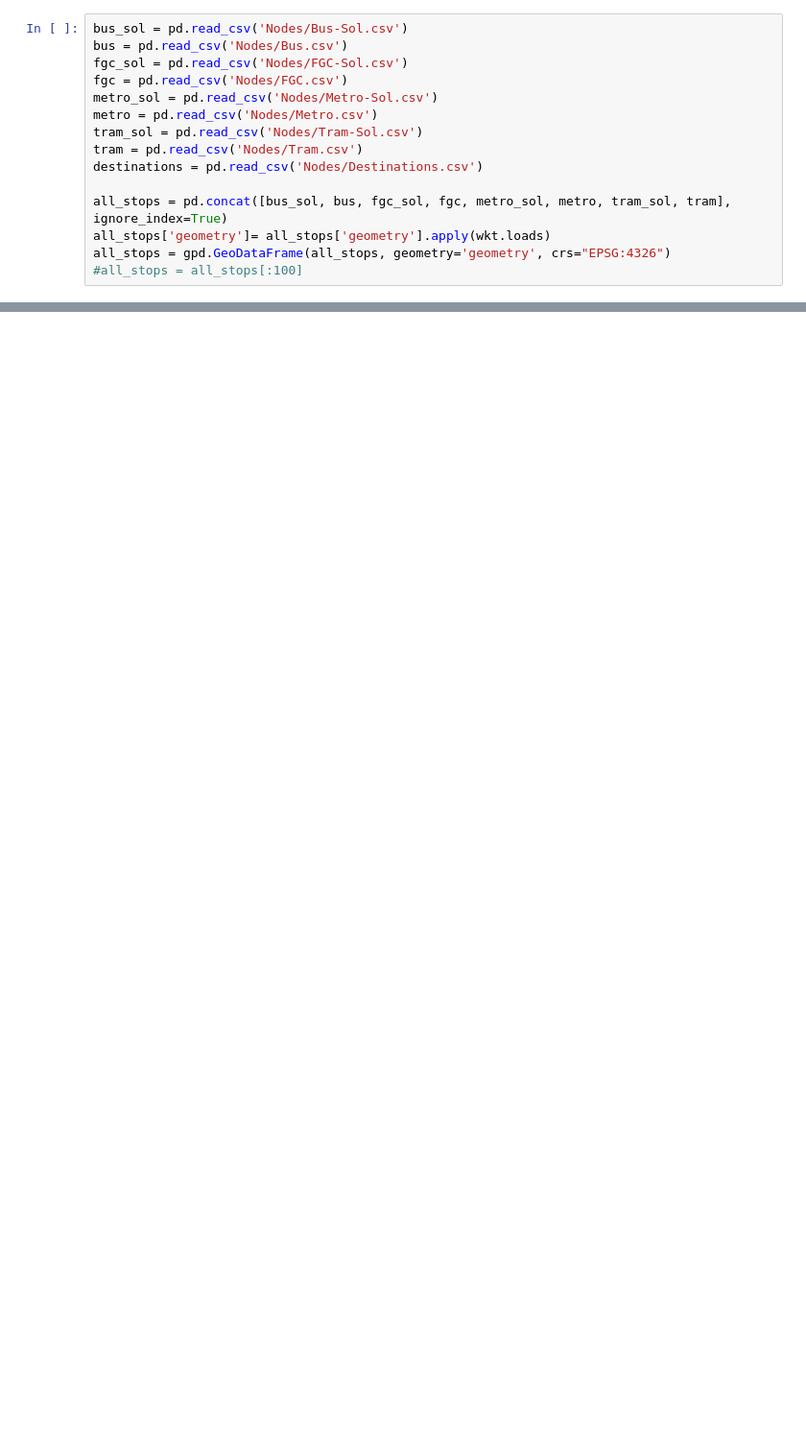
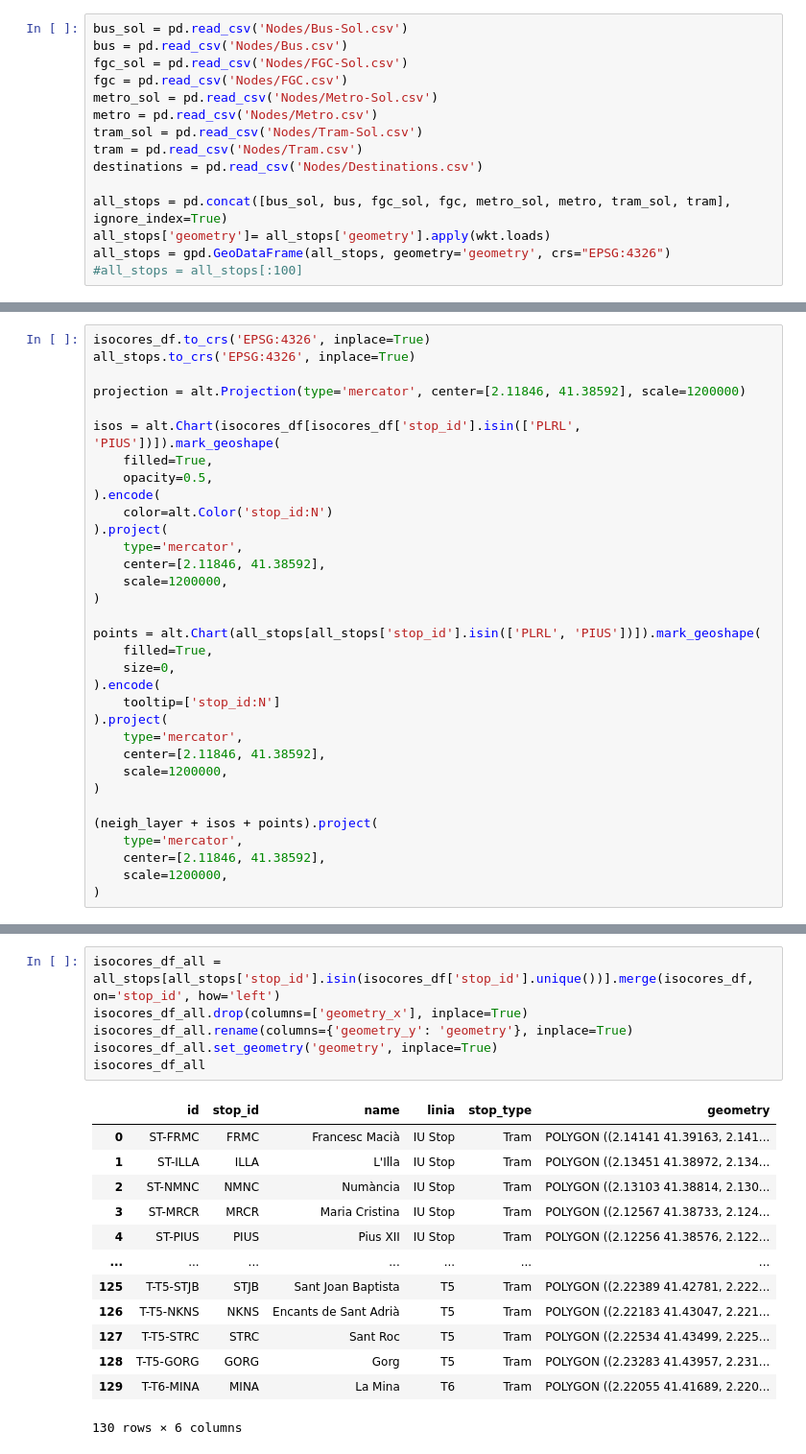
Before and after one commit to bmantepe/stop-location, a Jupyter notebook: 12-Edges-Exchange-Isochrones.ipynb, the cells around one changed output, grey strips where cells are left out. Shown at 96% size. Drawn from its saved outputs; the diff is of its cells as text; blank space fills up the shorter version.

```diff
--- a/12-Edges-Exchange-Isochrones.ipynb
+++ b/12-Edges-Exchange-Isochrones.ipynb
@@ -366,0 +169,33 @@ different_stops['origin_stop_id'].unique()
+# %%
+isocores_df.to_crs('EPSG:4326', inplace=True)
+all_stops.to_crs('EPSG:4326', inplace=True)
+
+projection = alt.Projection(type='mercator', center=[2.11846, 41.38592], scale=1200000)
+
+isos = alt.Chart(isocores_df[isocores_df['stop_id'].isin(['PLRL', 'PIUS'])]).mark_geoshape(
+    filled=True,
+    opacity=0.5,
+).encode(
+    color=alt.Color('stop_id:N')
+).project(
+    type='mercator',
+    center=[2.11846, 41.38592],
+    scale=1200000,
+)
+
+points = alt.Chart(all_stops[all_stops['stop_id'].isin(['PLRL', 'PIUS'])]).mark_geoshape(
+    filled=True,
+    size=0,
+).encode(
+    tooltip=['stop_id:N']
+).project(
+    type='mercator',
+    center=[2.11846, 41.38592],
+    scale=1200000,
+)
+
+(neigh_layer + isos + points).project(
+    type='mercator',
+    center=[2.11846, 41.38592],
+    scale=1200000,
+)
@@ -366,0 +204,20 @@ different_stops['origin_stop_id'].unique()
+# %%
+isocores_df_all = all_stops[all_stops['stop_id'].isin(isocores_df['stop_id'].unique())].merge(isocores_df, on='stop_id', how='left')
+isocores_df_all.drop(columns=['geometry_x'], inplace=True)
+isocores_df_all.rename(columns={'geometry_y': 'geometry'}, inplace=True)
+isocores_df_all.set_geometry('geometry', inplace=True)
+isocores_df_all
+# %% [output]
+|  | id | stop_id | name | linia | stop_type | geometry |
+| 0 | ST-FRMC | FRMC | Francesc Macià | IU Stop | Tram | POLYGON ((2.14141 41.39163, 2.141... |
+| 1 | ST-ILLA | ILLA | L'Illa | IU Stop | Tram | POLYGON ((2.13451 41.38972, 2.134... |
+| 2 | ST-NMNC | NMNC | Numància | IU Stop | Tram | POLYGON ((2.13103 41.38814, 2.130... |
+| 3 | ST-MRCR | MRCR | Maria Cristina | IU Stop | Tram | POLYGON ((2.12567 41.38733, 2.124... |
+| 4 | ST-PIUS | PIUS | Pius XII | IU Stop | Tram | POLYGON ((2.12256 41.38576, 2.122... |
+| ... | ... | ... | ... | ... | ... | ... |
+| 125 | T-T5-STJB | STJB | Sant Joan Baptista | T5 | Tram | POLYGON ((2.22389 41.42781, 2.222... |
+| 126 | T-T5-NKNS | NKNS | Encants de Sant Adrià | T5 | Tram | POLYGON ((2.22183 41.43047, 2.221... |
+| 127 | T-T5-STRC | STRC | Sant Roc | T5 | Tram | POLYGON ((2.22534 41.43499, 2.225... |
+| 128 | T-T5-GORG | GORG | Gorg | T5 | Tram | POLYGON ((2.23283 41.43957, 2.231... |
+| 129 | T-T6-MINA | MINA | La Mina | T6 | Tram | POLYGON ((2.22055 41.41689, 2.220... |
+130 rows × 6 columns
```
Also changed, not shown: parts of 38 cells of this notebook, 16 other files.
